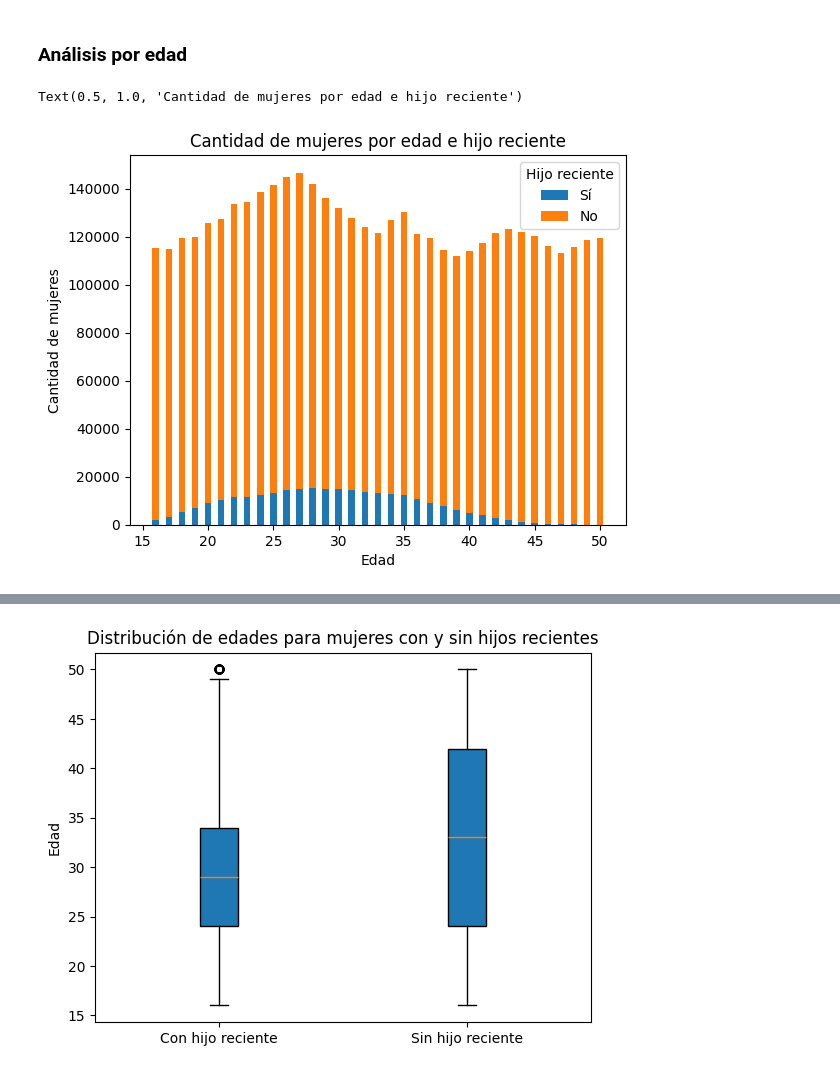
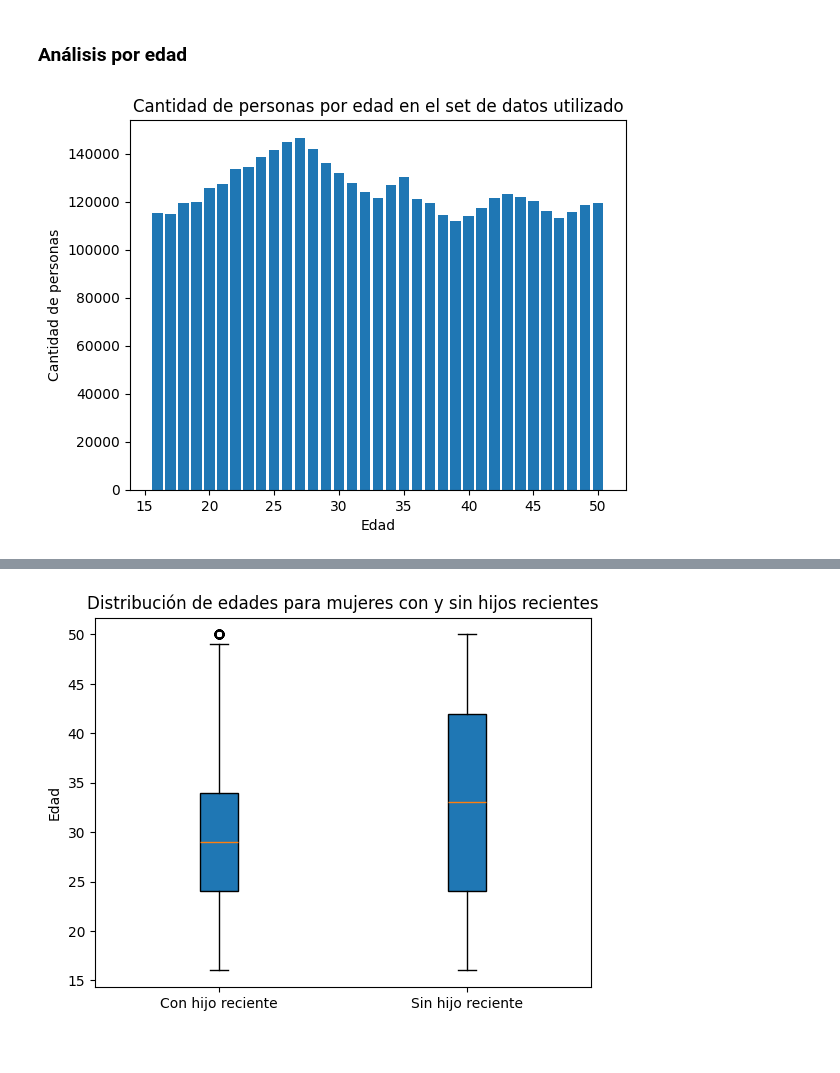
Before and after one commit to claugaete/natalidad-chile, a Jupyter notebook: anexos/2_eda.ipynb, the cells around one changed output, grey strips where cells are left out. Cells and saved outputs as stored; diff of their text form; code cells hidden in the pictures.

Commit message:
Actualizar gráficos de barras por edad

```diff
--- a/anexos/2_eda.ipynb
+++ b/anexos/2_eda.ipynb
@@ -33,25 +33,13 @@ df_full.shape
 (4370993, 24)
 # %% [markdown]
 ### Análisis por edad
-# %%
-natalidad_por_edad = df_full.groupby(["EDAD", "HIJO_RECIENTE"])["HIJO_RECIENTE"].count().unstack()
-
-fig, ax = plt.subplots()
-
-w = 0.5
-bottom = np.zeros(natalidad_por_edad.shape[0])
-
-ax.bar(natalidad_por_edad.index, natalidad_por_edad[1], w, bottom=bottom)
-bottom += natalidad_por_edad[1]
-ax.bar(natalidad_por_edad.index, natalidad_por_edad[0], w, bottom=bottom)
-
-ax.legend(title='Hijo reciente', labels=['Sí', 'No'])
-ax.set_xlabel("Edad")
-ax.set_ylabel("Cantidad de mujeres")
-plt.title("Cantidad de mujeres por edad e hijo reciente")
-
-
-#natalidad_por_edad.plot(kind='bar', ax=ax, stacked=True, color={1: "blue", 0: "red"})
-# %% [output]
-Text(0.5, 1.0, 'Cantidad de mujeres por edad e hijo reciente')
-[figure, removed]
+# %%
+groups_edad = df_full.groupby("EDAD")["EDAD"].count().reset_index(name='counts')
+
+plt.bar(groups_edad["EDAD"], groups_edad["counts"])
+plt.xlabel("Edad")
+plt.ylabel("Cantidad de personas")
+plt.title("Cantidad de personas por edad en el set de datos utilizado")
+plt.show()
+# %% [output]
+[figure, added]
```
Also changed, not shown: parts of 1 cell of this notebook.
